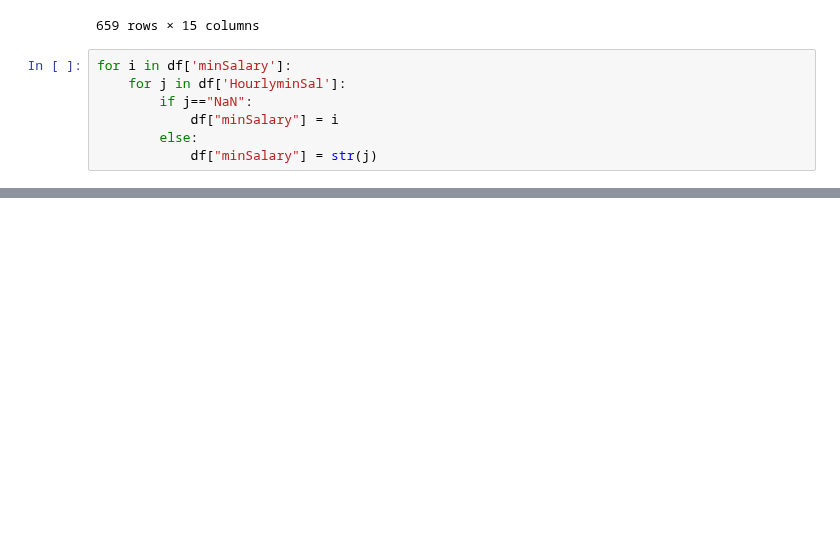
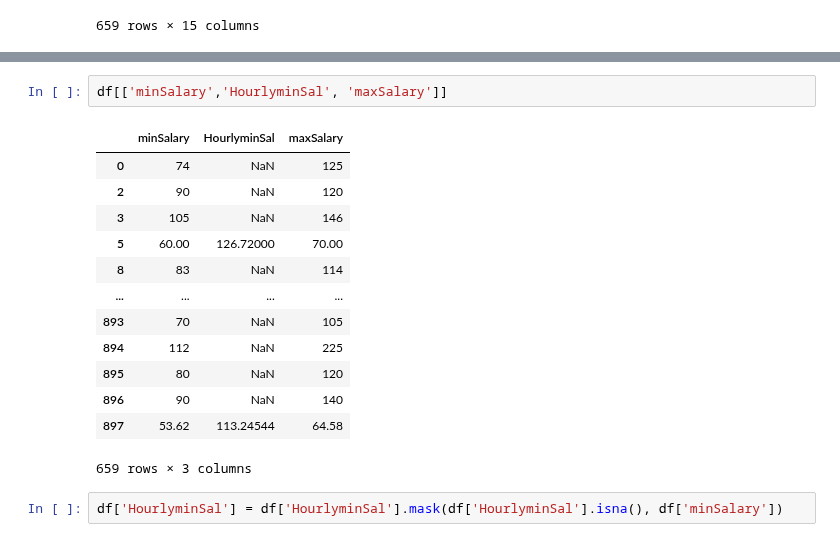
Before and after one commit to mosemb/DSalary, a Jupyter notebook: DataCleaning.ipynb, the cells around one changed output, grey strips where cells are left out. Drawn from its saved outputs; the diff is of its cells as text; blank space fills up the shorter version.

```diff
--- a/DataCleaning.ipynb
+++ b/DataCleaning.ipynb
@@ -350,10 +351,3 @@ df
 | 896 | Unknown | Remote | Data Scientist | HawkEye3603.4 ★\nJunior Data Scie... | Description:\n\nAbout the Company... | 51 to 200 Employees | 2005 | ... |
 | 897 | Nexlogica | Remote | Data Scientist | Nexlogica\nData Scientist\nRemote... | Skills :\nPossess knowledge and t... | 51 to 200 Employees | Company - Public | ... |
 659 rows × 15 columns
-# %%
-for i in df['minSalary']:
-    for j in df['HourlyminSal']:
-        if j=="NaN":
-            df["minSalary"] = i
-        else:
-            df["minSalary"] = str(j)
@@ -375,0 +354,18 @@ df
+# %%
+df[['minSalary','HourlyminSal', 'maxSalary']]
+# %% [output]
+|  | minSalary | HourlyminSal | maxSalary |
+| 0 | 74 | NaN | 125 |
+| 2 | 90 | NaN | 120 |
+| 3 | 105 | NaN | 146 |
+| 5 | 60.00 | 126.72000 | 70.00 |
+| 8 | 83 | NaN | 114 |
+| ... | ... | ... | ... |
+| 893 | 70 | NaN | 105 |
+| 894 | 112 | NaN | 225 |
+| 895 | 80 | NaN | 120 |
+| 896 | 90 | NaN | 140 |
+| 897 | 53.62 | 113.24544 | 64.58 |
+659 rows × 3 columns
+# %%
+df['HourlyminSal'] = df['HourlyminSal'].mask(df['HourlyminSal'].isna(), df['minSalary'])
```
Also changed, not shown: parts of 32 cells of this notebook.
